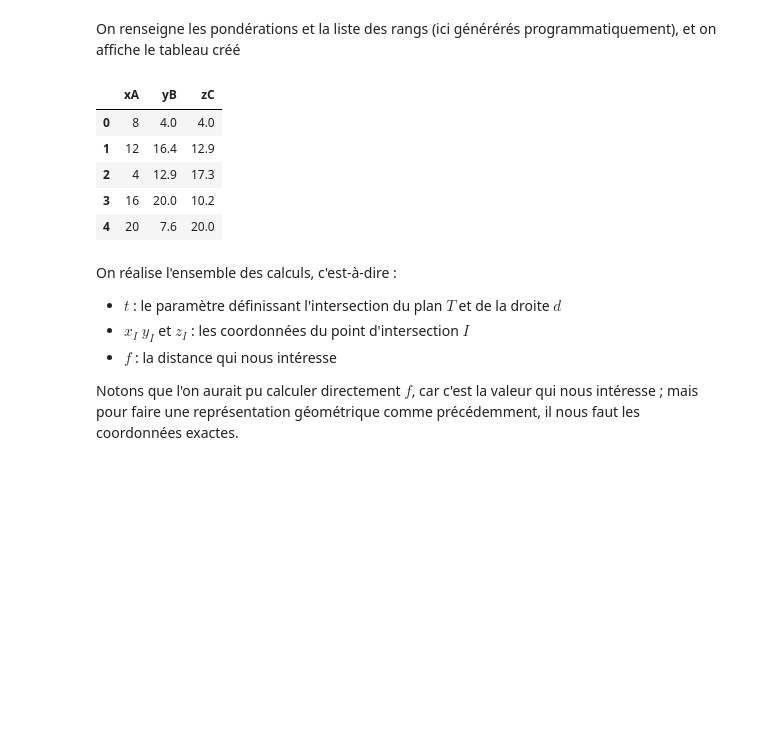
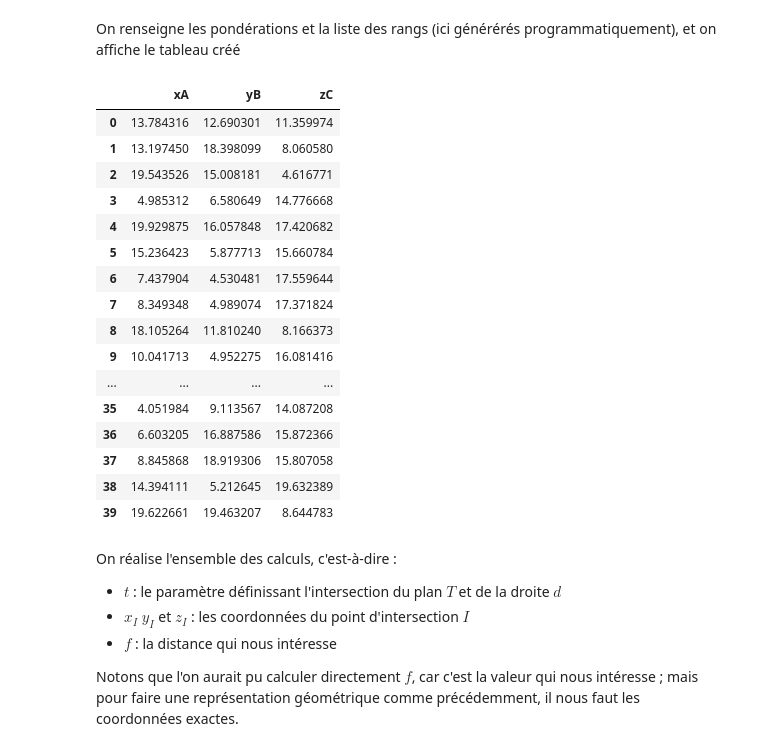
Before and after one commit to Silloky/Grand-Oral, a Jupyter notebook: Aggregation de rangs/Notebook.ipynb, the cells around one changed output. Drawn from its saved outputs; the diff is of its cells as text; code cells hidden in the pictures; blank space fills up the shorter version.

```diff
--- a/Aggregation de rangs/Notebook.ipynb
+++ b/Aggregation de rangs/Notebook.ipynb
@@ -238,27 +238,40 @@ On renseigne les pondérations et la liste des rangs (ici générérés programm
 # %%
 # Définition des pondérations de chaque classement
 pond = {
     'A': 0.6,
     'B': 0.3,
     'C': 0.1
 }
 
 # # Génération de 20 rangs
 # rangs = np.array([[i, (i + 1) % 20 + 1, (i + 2) % 20 + 1] for i in range(1, 21)])
 # rangs = [[1, 2, 1], [3, 1, 5], [2, 3, 3], [4, 4, 2], [5, 5, 4]]
 
-scores = [[8, 4, 4], [12, 16.4, 12.9], [4, 12.9, 17.3], [16, 20, 10.2], [20, 7.6, 20]]
+#scores = [[8, 4, 4], [12, 16.4, 12.9], [4, 12.9, 17.3], [16, 20, 10.2], [20, 7.6, 20]]
+
+scores = np.random.uniform(4, 20, size=(40, 3))
 
 # Conversion en tableau pandas
 df = pd.DataFrame(scores, columns=[['x','y','z'][list(dict.keys(pond)).index(label)] + label for label in list(dict.keys(pond))])
 df
 # %% [output]
 |  | xA | yB | zC |
-| 0 | 8 | 4.0 | 4.0 |
-| 1 | 12 | 16.4 | 12.9 |
-| 2 | 4 | 12.9 | 17.3 |
-| 3 | 16 | 20.0 | 10.2 |
-| 4 | 20 | 7.6 | 20.0 |
+| 0 | 13.784316 | 12.690301 | 11.359974 |
+| 1 | 13.197450 | 18.398099 | 8.060580 |
+| 2 | 19.543526 | 15.008181 | 4.616771 |
+| 3 | 4.985312 | 6.580649 | 14.776668 |
+| 4 | 19.929875 | 16.057848 | 17.420682 |
+| 5 | 15.236423 | 5.877713 | 15.660784 |
+| 6 | 7.437904 | 4.530481 | 17.559644 |
+| 7 | 8.349348 | 4.989074 | 17.371824 |
+| 8 | 18.105264 | 11.810240 | 8.166373 |
+| 9 | 10.041713 | 4.952275 | 16.081416 |
+| ... | ... | ... | ... |
+| 35 | 4.051984 | 9.113567 | 14.087208 |
+| 36 | 6.603205 | 16.887586 | 15.872366 |
+| 37 | 8.845868 | 18.919306 | 15.807058 |
+| 38 | 14.394111 | 5.212645 | 19.632389 |
+| 39 | 19.622661 | 19.463207 | 8.644783 |
 # %% [markdown]
 On réalise l'ensemble des calculs, c'est-à-dire :
 * $t$ : le paramètre définissant l'intersection du plan $T$ et de la droite $d$
```
Also changed, not shown: parts of 4 cells of this notebook, 4 other files.
